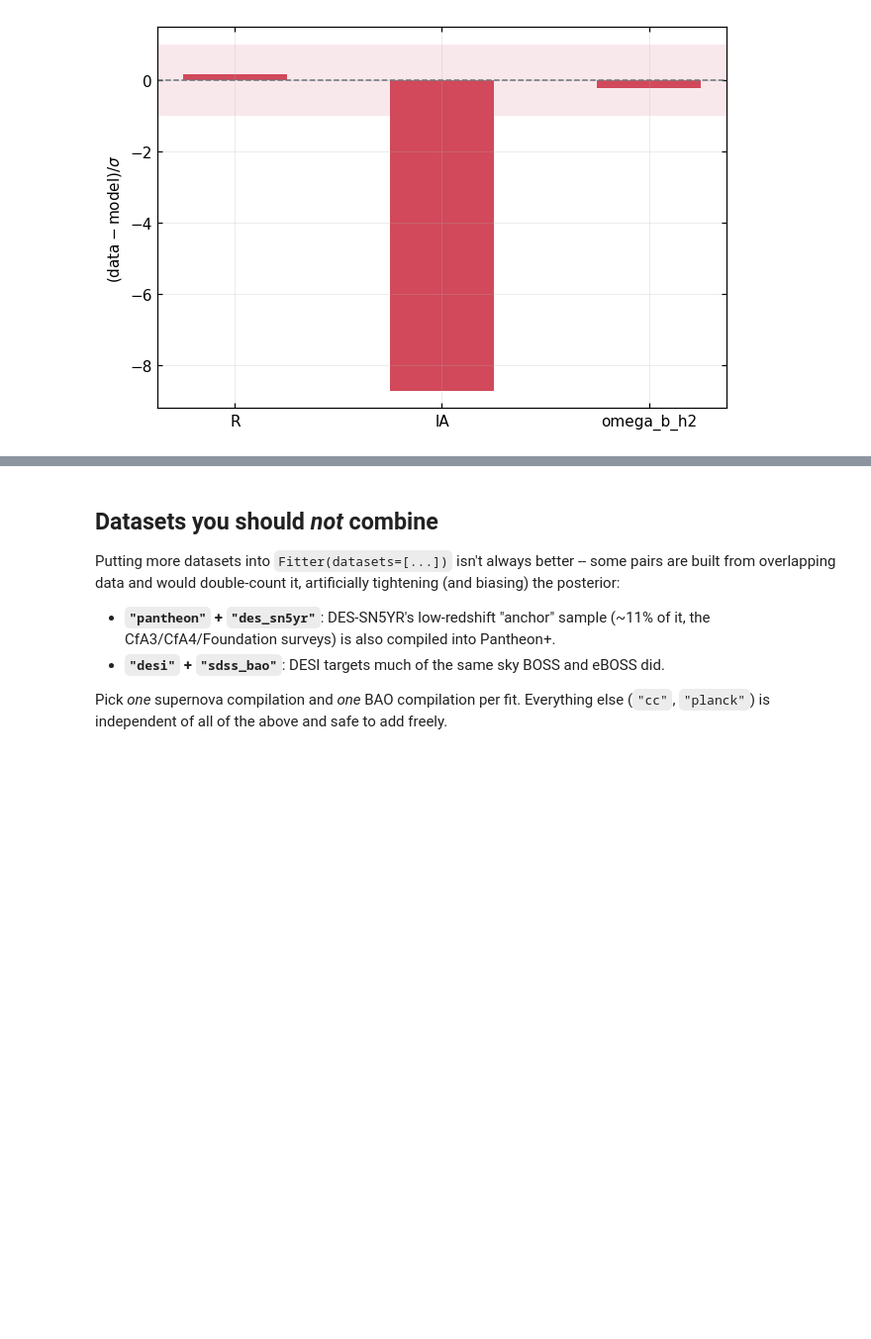
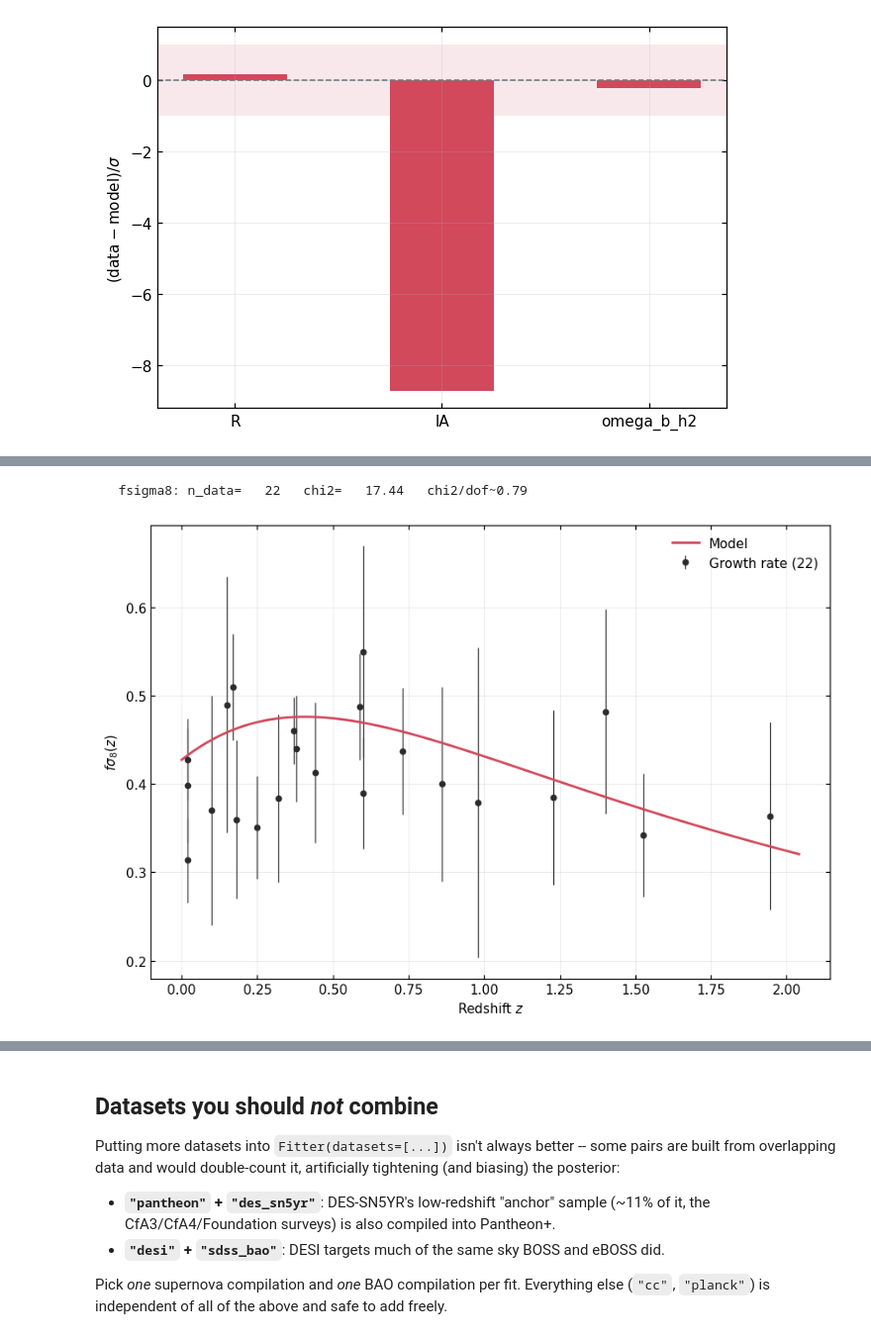
Before and after one commit to salihyesil59/CosmoFit, a Jupyter notebook: examples/dataset_zoo.ipynb, the cells around one changed output, grey strips where cells are left out. Shown at 99% size. Saved outputs shown, nothing was run; the diff lists cells and outputs as text; code cells hidden in the pictures; blank space fills up the shorter version.

```diff
--- a/examples/dataset_zoo.ipynb
+++ b/examples/dataset_zoo.ipynb
@@ -124,0 +133,6 @@ fig = fit_planck.plots.planck_residuals()
+# %%
+fit_fs8 = quick_look("fsigma8", free_params=["H0", "Omega_m", "sigma8"])
+fig = fit_fs8.plots.growth()
+# %% [output]
+   fsigma8: n_data=   22   chi2=   17.44   chi2/dof~0.79
+[figure, added]
```
Also changed, not shown: parts of 6 cells of this notebook, 3 other files.
